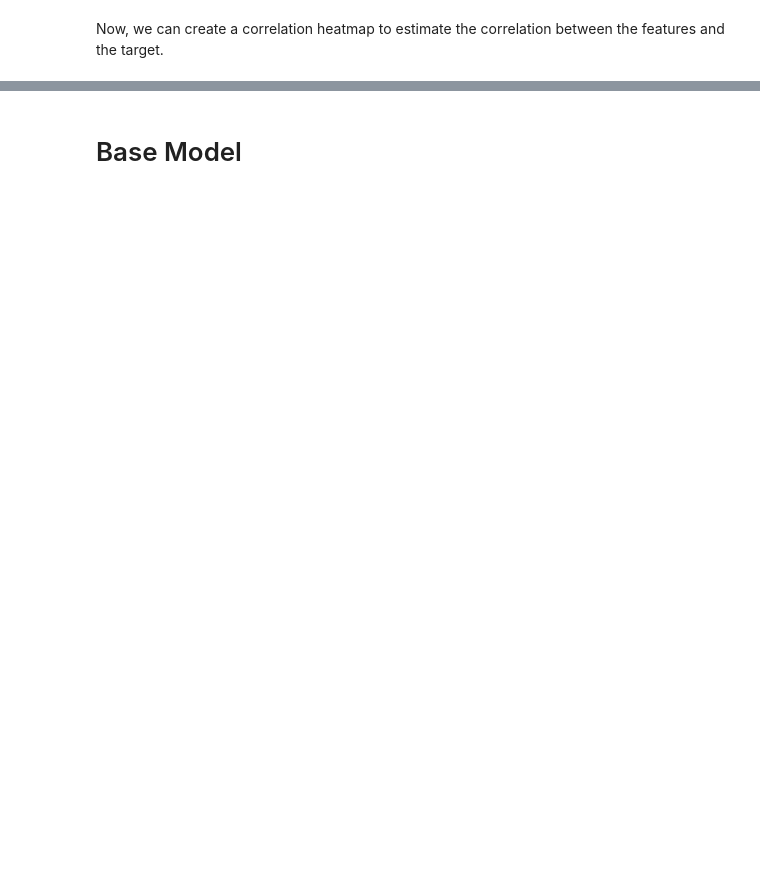
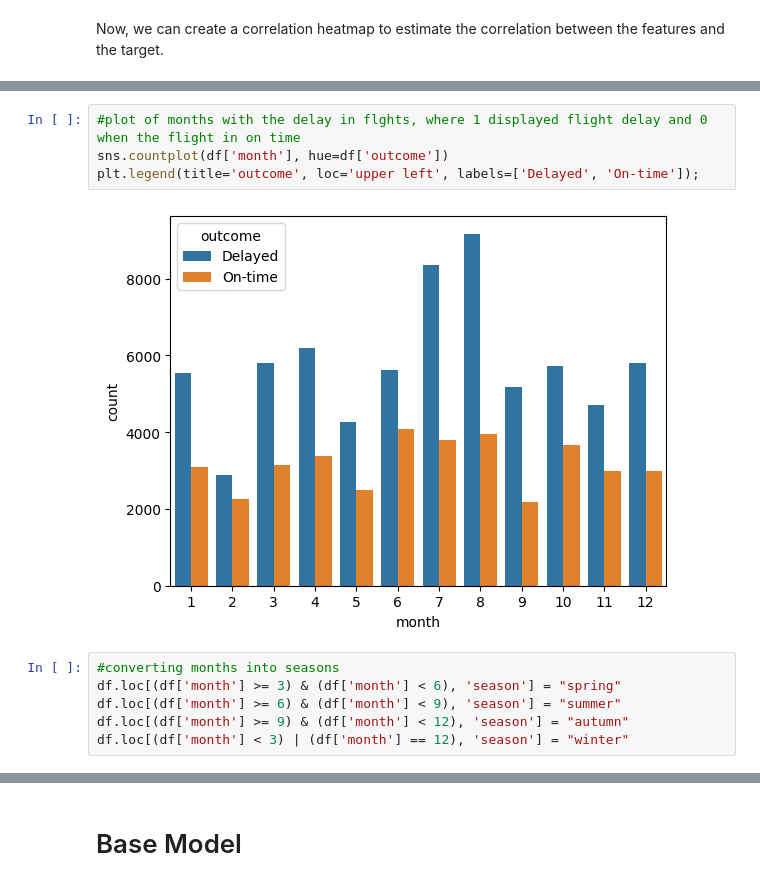
Before and after one commit to pwerden/ds-ml-flight-delay-prediction, a Jupyter notebook: EDA_phil.ipynb, the cells around one changed output, grey strips where cells are left out. Saved outputs shown, nothing was run; the diff lists cells and outputs as text; blank space fills up the shorter version.

```diff
--- a/EDA_phil.ipynb
+++ b/EDA_phil.ipynb
@@ -328,0 +358,12 @@ sns.heatmap(df_cleaned.corr())
+# %%
+#plot of months with the delay in flghts, where 1 displayed flight delay and 0 when the flight in on time
+sns.countplot(df['month'], hue=df['outcome'])
+plt.legend(title='outcome', loc='upper left', labels=['Delayed', 'On-time']);
+# %% [output]
+[figure, added]
+# %%
+#converting months into seasons
+df.loc[(df['month'] >= 3) & (df['month'] < 6), 'season'] = "spring"
+df.loc[(df['month'] >= 6) & (df['month'] < 9), 'season'] = "summer"
+df.loc[(df['month'] >= 9) & (df['month'] < 12), 'season'] = "autumn"
+df.loc[(df['month'] < 3) | (df['month'] == 12), 'season'] = "winter"
```
Also changed, not shown: parts of 26 cells of this notebook.
